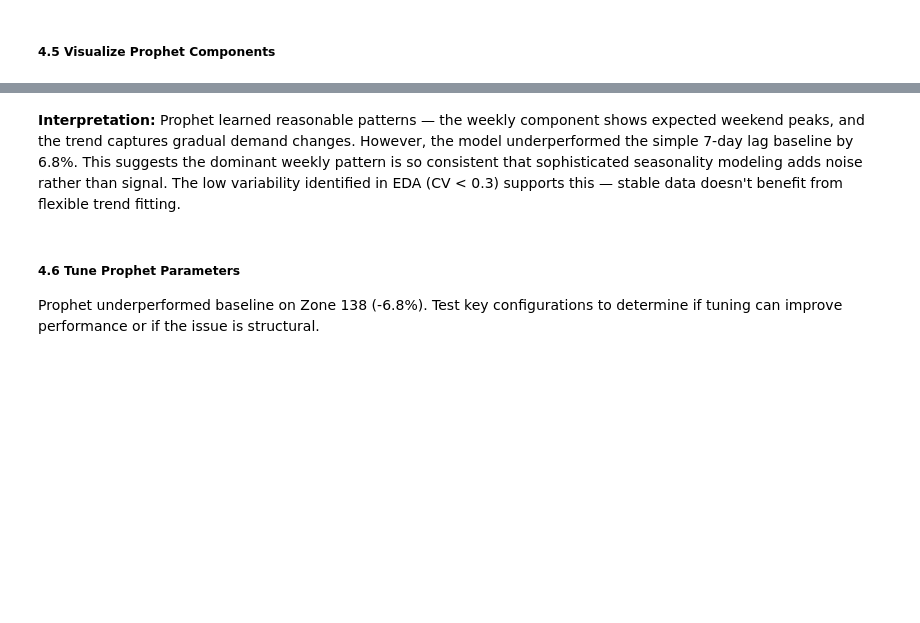
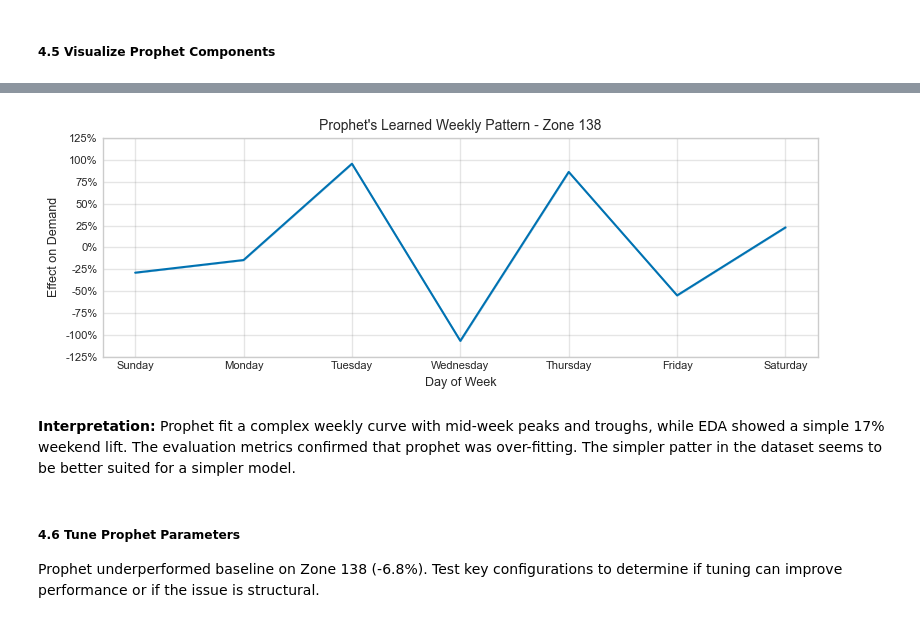
Before and after one commit to KRFlowers/nyc-fhv-rideshare-forecasting, a Jupyter notebook: notebooks/03_demand_forecasting.ipynb, the cells around one changed output, grey strips where cells are left out. Saved outputs shown, nothing was run; the diff lists cells and outputs as text; code cells hidden in the pictures; blank space fills up the shorter version.

```diff
--- a/notebooks/03_demand_forecasting.ipynb
+++ b/notebooks/03_demand_forecasting.ipynb
@@ -314,17 +346,15 @@ Prepare data for Prophet format, configure and train model with weekly/yearly se
 # %% [markdown]
 ##### 4.1 Prepare Data for Prophet
 # %%
-# What: Format data for Prophet (requires 'ds' and 'y' columns)
-# Why: Prophet has specific input format requirements
+# Format data for Prophet (requires 'ds' and 'y' columns)
+prophet_train_df = pilot_train_df[['date', 'daily_trips']].copy()
+prophet_train_df.columns = ['ds', 'y']
 
-prophet_train = pilot_train[['date', 'daily_trips']].copy()
-prophet_train.columns = ['ds', 'y']
+prophet_test_df = pilot_test_df[['date', 'daily_trips']].copy()
+prophet_test_df.columns = ['ds', 'y']
 
-prophet_test = pilot_test[['date', 'daily_trips']].copy()
-prophet_test.columns = ['ds', 'y']
-
-print(f"Prophet train shape: {prophet_train.shape}")
-print(f"Prophet test shape: {prophet_test.shape}")
+print(f"Prophet train shape: {prophet_train_df.shape}")
+print(f"Prophet test shape: {prophet_test_df.shape}")
 # %% [output]
 Prophet train shape: (912, 2)
 Prophet test shape: (184, 2)
@@ -344,10 +374,4 @@ model_prophet = Prophet(
 
 # Add US holidays (NYC market)
 model_prophet.add_country_holidays(country_name='US')
-
-# Train model
-model_prophet.fit(prophet_train)
-
-print("Prophet model trained")
-print(f"Changepoints detected: {len(model_prophet.changepoints)}")
 # %% [output]
@@ -414,5 +431,22 @@ plt.show()
-# %% [markdown]
-**Interpretation:** Prophet learned reasonable patterns — the weekly component shows expected weekend peaks, and the trend captures gradual demand changes. However, the model underperformed the simple 7-day lag baseline by 6.8%. This suggests the dominant weekly pattern is so consistent that sophisticated seasonality modeling adds noise rather than signal. The low variability identified in EDA (CV < 0.3) supports this — stable data doesn't benefit from flexible trend fitting.
+# %%
+# What: Examine Prophet's learned weekly pattern
+# Why: Compare to EDA finding of simple weekend lift
+
+fig, ax = plt.subplots(figsize=(8, 3))
+days = ['Sun', 'Mon', 'Tue', 'Wed', 'Thu', 'Fri', 'Sat']
+
+# Extract weekly component from Prophet
+from prophet.plot import plot_weekly
+plot_weekly(model_prophet, ax=ax)
+ax.set_title("Prophet's Learned Weekly Pattern - Zone 138")
+ax.set_xlabel("Day of Week")
+ax.set_ylabel("Effect on Demand")
+plt.tight_layout()
+plt.show()
+# %% [output]
+[figure, added]
+# %% [markdown]
+**Interpretation:** Prophet fit a complex weekly curve with mid-week peaks and troughs, while EDA showed a simple 17% weekend lift. The evaluation metrics confirmed that prophet was over-fitting.  The simpler patter in the dataset seems to be better suited for a simpler model.
 # %% [markdown]
 ##### 4.6 Tune Prophet Parameters
 
```
Also changed, not shown: parts of 52 cells of this notebook, 1 other file.
